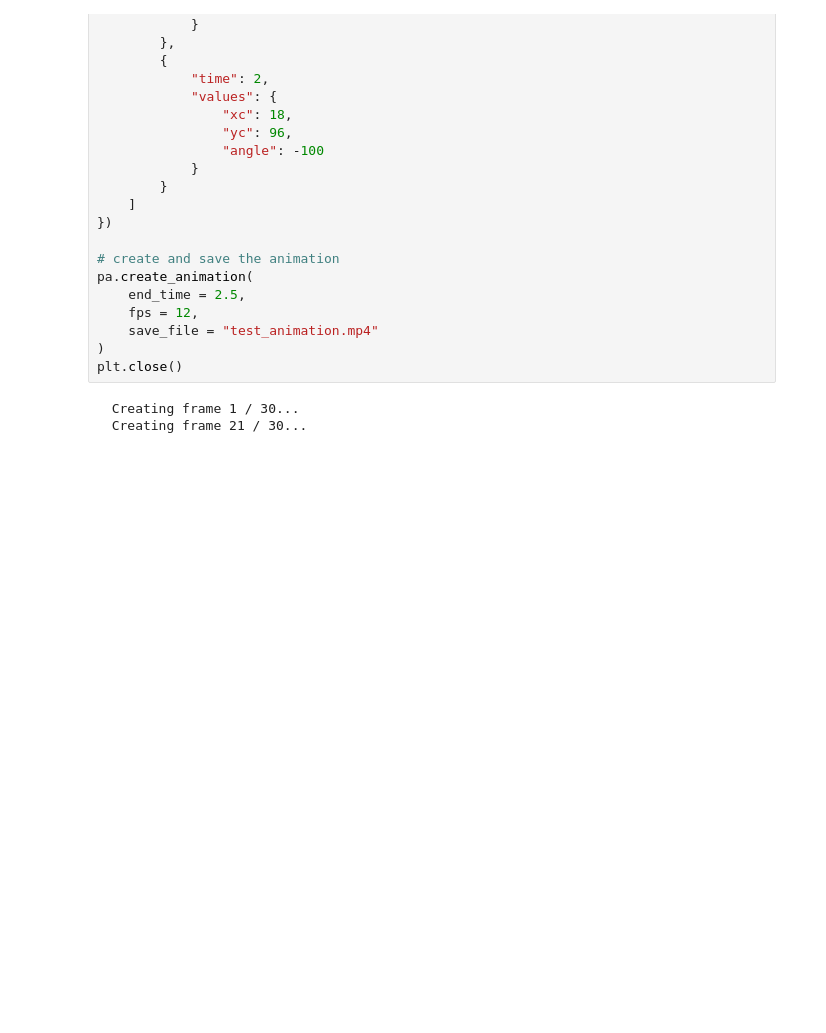
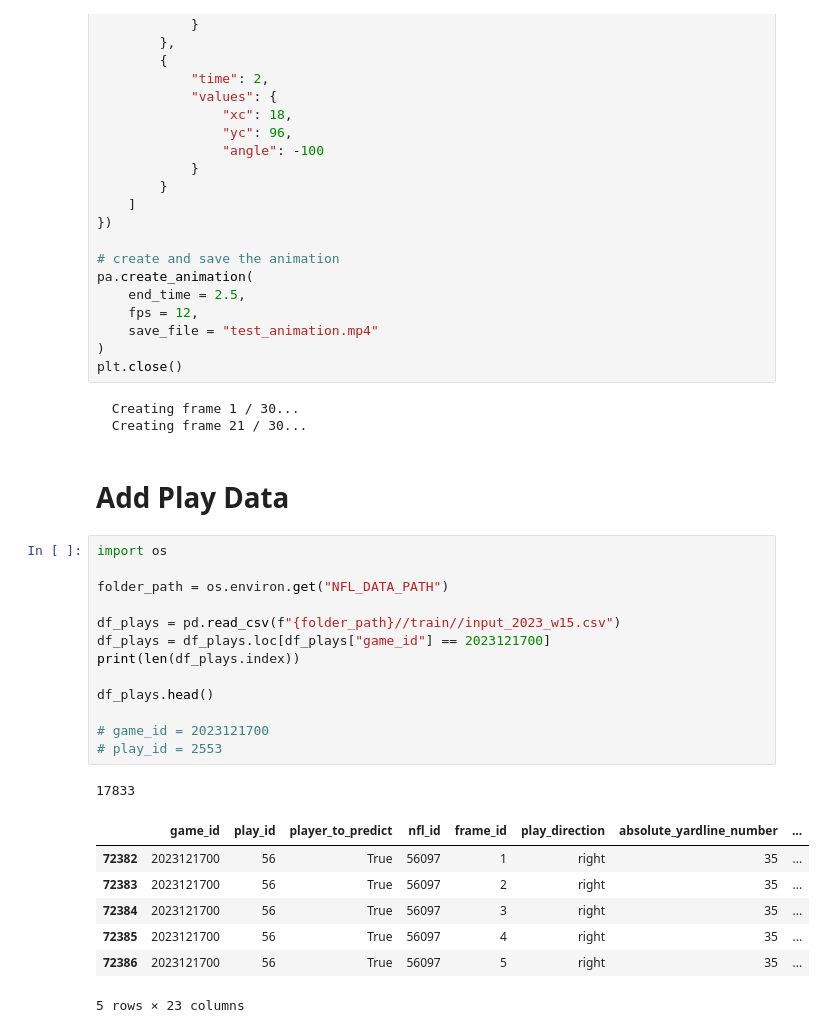
Before and after one commit to rjf2022/nfl-big-data-bowl, a Jupyter notebook: Visuals.ipynb, the cells around one changed output. Cells and saved outputs as stored; diff of their text form; blank space fills up the shorter version.

Commit message:
Created an animation with actual play data

```diff
--- a/Visuals.ipynb
+++ b/Visuals.ipynb
@@ -549,3 +549,27 @@ plt.close()
 # %% [output]
   Creating frame 1 / 30...
   Creating frame 21 / 30...
+# %% [markdown]
+# Add Play Data
+# %%
+import os
+
+folder_path = os.environ.get("NFL_DATA_PATH")
+
+df_plays = pd.read_csv(f"{folder_path}//train//input_2023_w15.csv")
+df_plays = df_plays.loc[df_plays["game_id"] == 2023121700]
+print(len(df_plays.index))
+
+df_plays.head()
+
+# game_id = 2023121700
+# play_id = 2553
+# %% [output]
+17833
+|  | game_id | play_id | player_to_predict | nfl_id | frame_id | play_direction | absolute_yardline_number | ... |
+| 72382 | 2023121700 | 56 | True | 56097 | 1 | right | 35 | ... |
+| 72383 | 2023121700 | 56 | True | 56097 | 2 | right | 35 | ... |
+| 72384 | 2023121700 | 56 | True | 56097 | 3 | right | 35 | ... |
+| 72385 | 2023121700 | 56 | True | 56097 | 4 | right | 35 | ... |
+| 72386 | 2023121700 | 56 | True | 56097 | 5 | right | 35 | ... |
+5 rows × 23 columns
```
Also changed, not shown: parts of 8 cells of this notebook, 2 other files.
